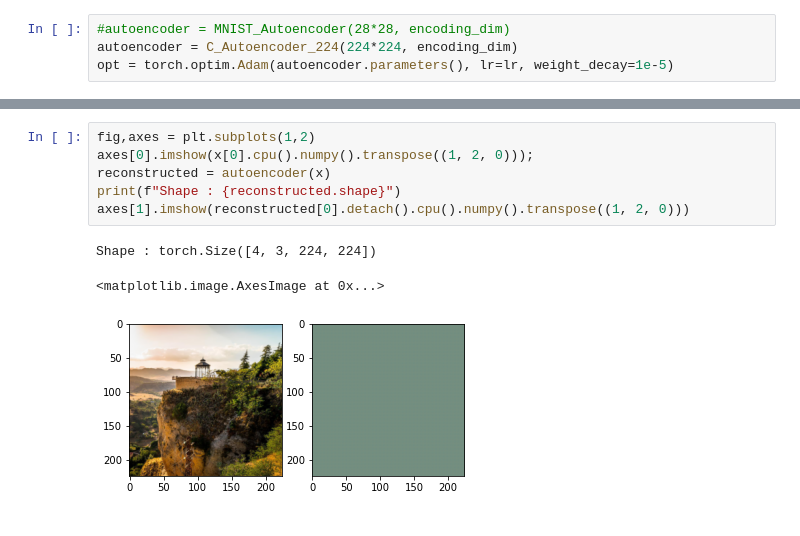
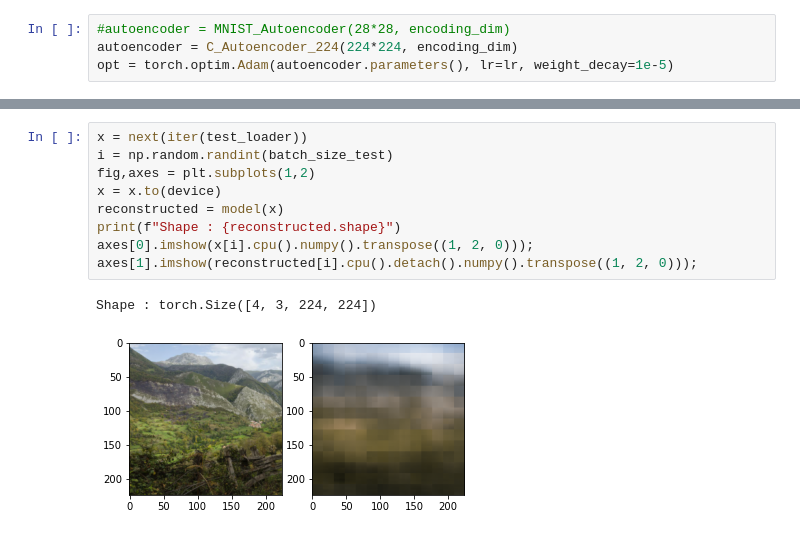
Before and after one commit to arthurviens/genmodel-DCGAN, a Jupyter notebook: autoencoder-t2.ipynb, the cells around one changed output, grey strips where cells are left out. Cells and saved outputs as stored; diff of their text form.

Commit message:
Ajustements tests autoencoders

```diff
--- a/autoencoder-t2.ipynb
+++ b/autoencoder-t2.ipynb
@@ -51,10 +66,12 @@ opt = torch.optim.Adam(autoencoder.parameters(), lr=lr, weight_decay=1e-5)
 # %%
+x = next(iter(test_loader))
+i = np.random.randint(batch_size_test)
 fig,axes = plt.subplots(1,2)
-axes[0].imshow(x[0].cpu().numpy().transpose((1, 2, 0)));
-reconstructed = autoencoder(x)
+x = x.to(device)
+reconstructed = model(x)
 print(f"Shape : {reconstructed.shape}")
-axes[1].imshow(reconstructed[0].detach().cpu().numpy().transpose((1, 2, 0)))
+axes[0].imshow(x[i].cpu().numpy().transpose((1, 2, 0)));
+axes[1].imshow(reconstructed[i].cpu().detach().numpy().transpose((1, 2, 0)));
 # %% [output]
 Shape : torch.Size([4, 3, 224, 224])
-<matplotlib.image.AxesImage at 0x...>
-[figure, old version]
+[figure, new version]
```
Also changed, not shown: parts of 9 cells of this notebook, 3 other files.
